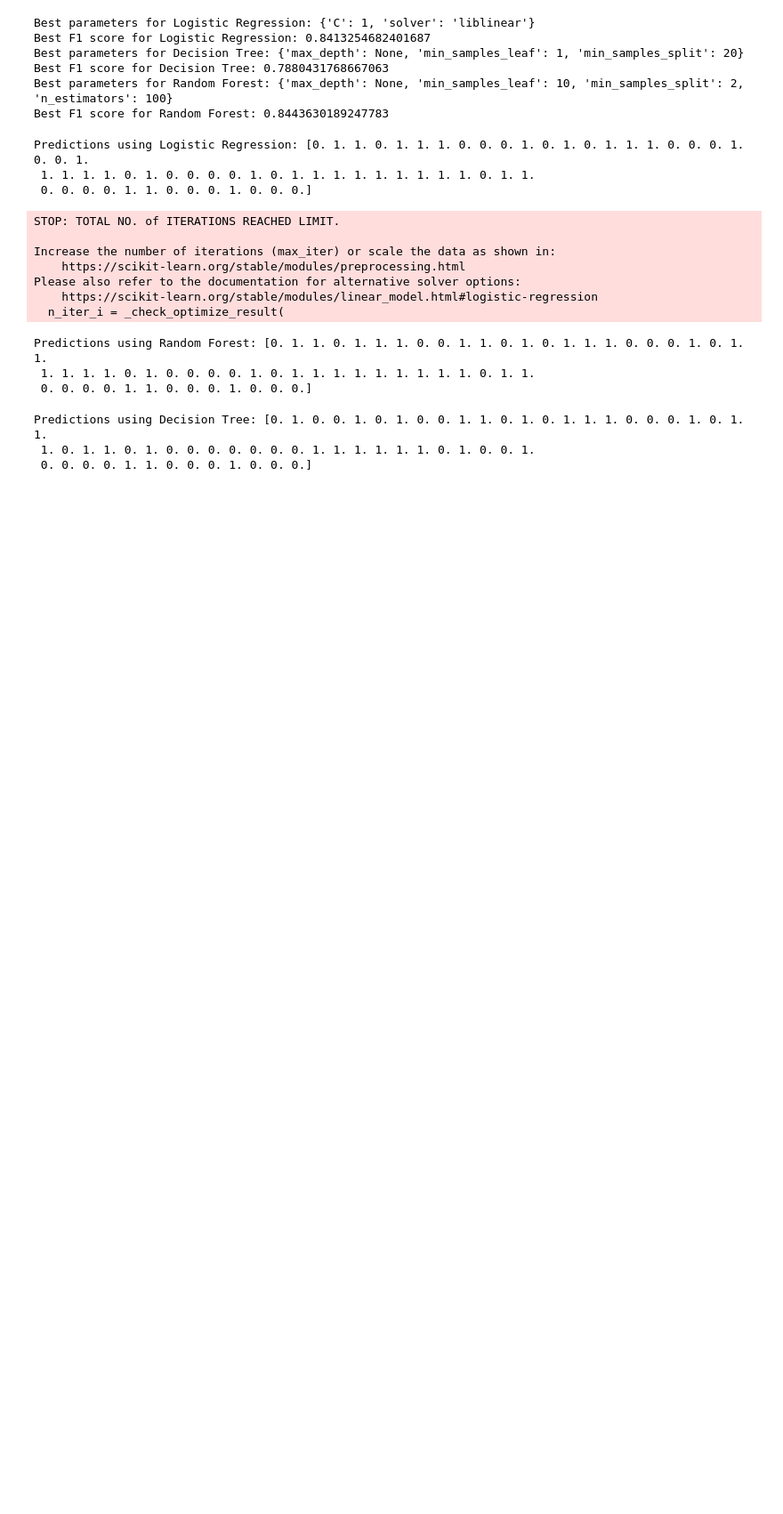
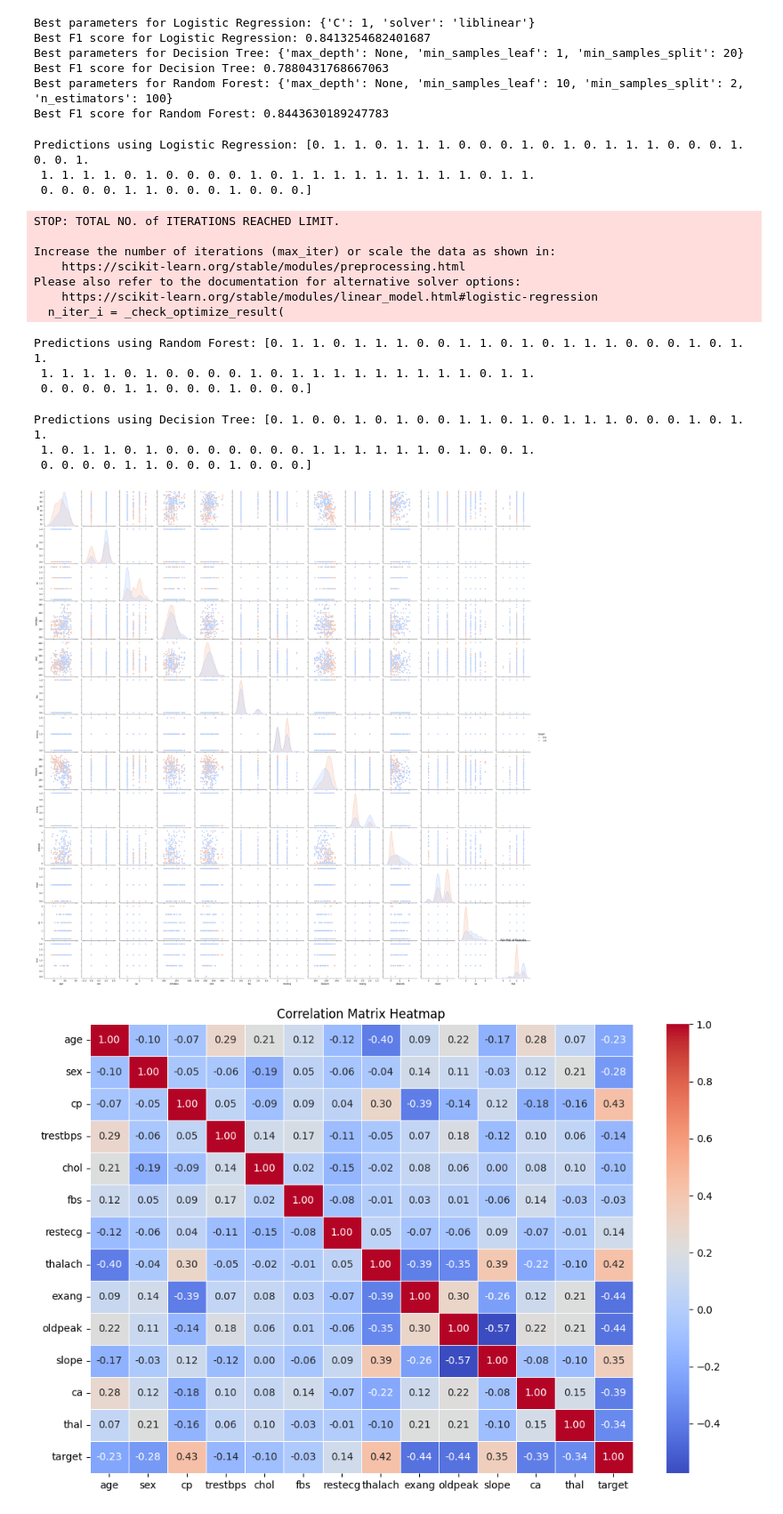
Before and after one commit to daniyalrosli/Final-Year-Project, a Jupyter notebook: model.ipynb, the cells around one changed output. Shown at 89% size. Saved outputs shown, nothing was run; the diff lists cells and outputs as text; code cells hidden in the pictures; blank space fills up the shorter version.

```diff
--- a/model.ipynb
+++ b/model.ipynb
@@ -669,3 +669,19 @@ print("Predictions using Decision Tree:", y_pred_dt)
 Predictions using Decision Tree: [0. 1. 0. 0. 1. 0. 1. 0. 0. 1. 1. 0. 1. 0. 1. 1. 1. 0. 0. 0. 1. 0. 1. 1.
  1. 0. 1. 1. 0. 1. 0. 0. 0. 0. 0. 0. 0. 1. 1. 1. 1. 1. 1. 0. 1. 0. 0. 1.
  0. 0. 0. 0. 1. 1. 0. 0. 0. 1. 0. 0. 0.]
+# %%
+# Pair plot to visualize relationships between features
+import seaborn as sns
+
+sns.pairplot(df, diag_kind='kde', hue='target', palette='coolwarm')
+plt.title('Pair Plot of Features')
+plt.show()
+# Correlation matrix heatmap
+plt.figure(figsize=(12, 8))
+correlation_matrix = df.corr()
+sns.heatmap(correlation_matrix, annot=True, fmt=".2f", cmap='coolwarm', linewidths=0.5)
+plt.title('Correlation Matrix Heatmap')
+plt.show()
+# %% [output]
+[figure, added]
+[figure, added]
```
Also changed, not shown: parts of 4 cells of this notebook, 7 other files.
